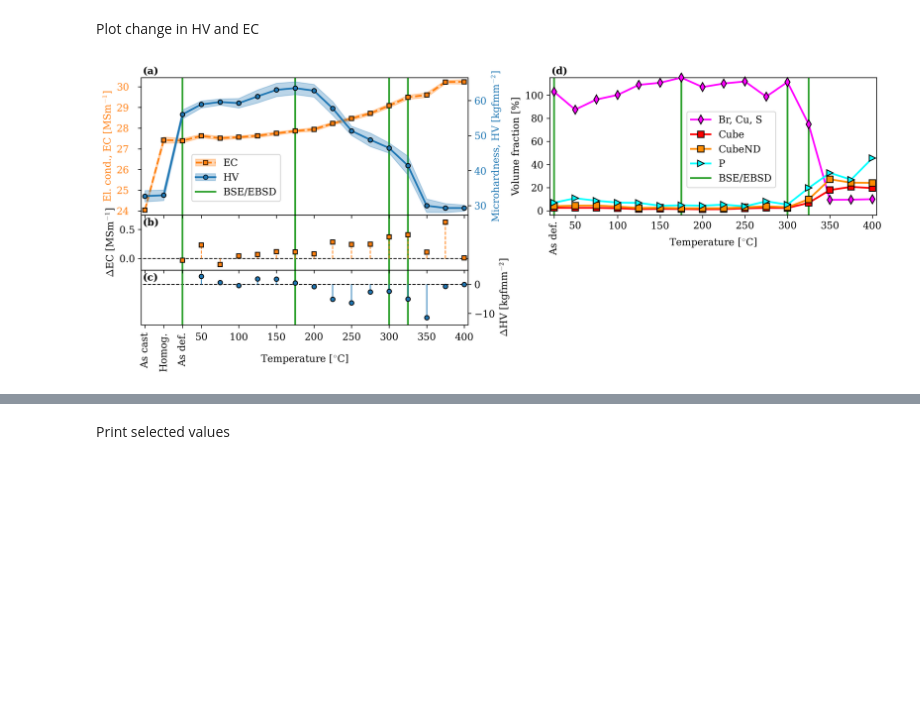
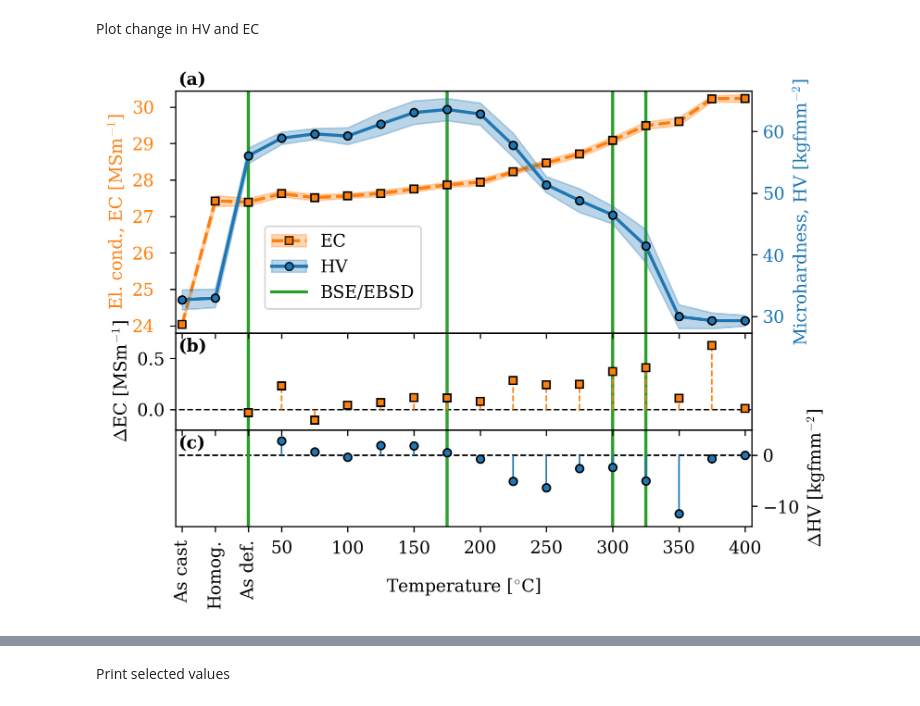
Before and after one commit to hakonanes/p-texture-al-mn-alloys, a Jupyter notebook: notebooks/figures_in_paper.ipynb, the cells around one changed output, grey strips where cells are left out. Cells and saved outputs as stored; diff of their text form; code cells hidden in the pictures; blank space fills up the shorter version.

```diff
--- a/notebooks/figures_in_paper.ipynb
+++ b/notebooks/figures_in_paper.ipynb
@@ -33,6 +33,10 @@ import scipy.stats as scs
 from mapregions import MapRegions
 
 
+# Matplotlib parameters
+bse_ebsd_kw = dict(color="C2", linestyle="-", zorder=0, lw=2)
+
+
 print("Run date: ", date.today())
 print("\nSoftware versions\n-----------------")
 for pkg in ["mapregions", "matplotlib", "numpy", "pandas", "pyexcel_ods3", "scipy"]:
@@ -125,10 +129,6 @@ texture = get_data_frame(data["Ark2"])[:-1]
 # %% [markdown]
 Plot change in HV and EC
 # %%
-line_kw = dict(lw=2)
-bse_ebsd_kw = dict(color="C2", linestyle="-", zorder=0)
-bse_ebsd_kw.update(line_kw)
-
 # EC/HV diff.
 ec_diff = np.insert(np.diff(ec.ec).astype(float), 0, np.nan)
 hv_diff = np.insert(np.diff(hv.hv).astype(float), 0, np.nan)
@@ -138,9 +138,8 @@ hv_diff[[1, 2]] = np.nan
 # Create figure with a grid
 fig = plt.figure(figsize=(23, 5))
 gs = fig.add_gridspec(3, 3, height_ratios=[2.5, 1, 1])
+plot_kw = dict(clip_on=False, zorder=3, markeredgecolor="k", lw=2)
 
-# (a) EC and HV
-# -------------
 ax2 = fig.add_subplot(gs[2, 0])
 ax0_ec = fig.add_subplot(gs[0, 0], sharex=ax2)
 ax1 = fig.add_subplot(gs[1, 0], sharex=ax2)
@@ -163,14 +162,14 @@ ec_std_lower = (ec.ec - 2*ec.ec_std).astype(float)
 
 # Plot EC
 ec_color = "C1"
-p1 = ax0_ec.plot(ec.index, ec.ec, "--s", color=ec_color, clip_on=False, zorder=3, markeredgecolor="k", **line_kw)
+p1 = ax0_ec.plot(ec.index, ec.ec, "--s", color=ec_color, **plot_kw)
 p2 = ax0_ec.fill_between(x=ec.index, y1=ec_std_upper, y2=ec_std_lower, color=ec_color, alpha=0.3)
 ax0_ec.set_ylabel("El. cond., EC [MSm$^{-1}$]", color=ec_color)
 
 # Plot HV
 hv_color = "C0"
 ax0_hv = ax0_ec.twinx()
-p3 = ax0_hv.plot(hv.index, hv.hv, "-o", color=hv_color, clip_on=False, markeredgecolor="k", **line_kw)
+p3 = ax0_hv.plot(hv.index, hv.hv, "-o", color=hv_color, **plot_kw)
 p4 = ax0_hv.fill_between(x=hv.index, y1=hv_std_upper, y2=hv_std_lower, color=hv_color, alpha=0.3)
 p5 = ax0_hv.plot(np.nan, "--o", color=hv_color)
 ax0_hv.set_ylabel("Microhardness, HV [kgfmm$^{-2}$]", color=hv_color)
@@ -227,92 +226,32 @@ for label, tick, rot, align in zip(
 # Move HV difference y ticks to the right
 ax2.yaxis.tick_right()
 ax2.yaxis.set_label_position("right")
 
 # Conditions studied by BSE/EBSD
 for condition in [2, 8, 13, 14]:
     p5 = ax0_ec.axvline(condition, **bse_ebsd_kw)
     ax1.axvline(condition, **bse_ebsd_kw)
     ax2.axvline(condition, **bse_ebsd_kw)
 
 # Subfigure labels
 ax0_ec.text(0.005, 1.01, "(a)", transform=ax0_ec.transAxes, **title_kw)
 ax1.text(0.005, 0.95, "(b)", transform=ax1.transAxes, ha="left", va="top", fontweight="bold")
 ax2.text(0.005, 0.95, "(c)", transform=ax2.transAxes, ha="left", va="top", fontweight="bold")
 
 # EC/HV x axis labels
 ax2.set_xlabel("Temperature [$^{\circ}$C]", labelpad=-20)
 ax2.set_xticks(xtick_loc0)
 ax2.set_xticklabels(xtick_labels0);
 
 # Legend
 ax0_ec.legend(
     [(p1[0], p2), (p3[0], p4), p5],
     ["EC", "HV", "BSE/EBSD"],
     loc=(0.155, 0.1),
 )
 
-# (b) Texture volume fractions
-# ----------------------------
-ax3 = fig.add_subplot(gs[0, 1])
-
-# Tick properties
-xtick_loc1 = np.array([0, 1, 3, 5, 7, 9, 11, 13, 15])
-xtick_numbered_n = (len(xtick_loc1) - 2)
-xtick_labels1 = [
-    "As def.",
-    "50", "100", "150", "200", "250", "300", "350", "400",
-]
-xtick_rotations = [90] + ["horizontal"] * (xtick_numbered_n + 1)
-
-# Texture component descriptions
-names = ["Br, Cu, S", "Cube", "CubeND", "P"]
-marker_kwds = dict(markersize=7, markeredgecolor="k")
-
-for data, name in zip([texture.deform, texture.cube, texture.cubend, texture.p], names):
-    ax3.plot(
-        texture.index,
-        data,
-        f"{comp_markers[name]}-",
-        color=comp_colors[name],
-        label=name,
-        zorder=3,
-        clip_on=False,
-        **marker_kwds,
-        **line_kw,
-    )
-
-# Y limits
-m_values = [texture.p.values, texture.cube.values, texture.cubend.values, texture.deform.values]
-y_lim = [np.nanmin(m_values) - 5, np.nanmax(m_values)]
-ax3.set_ylim(y_lim)
-
-ax3.set_xlabel("Temperature [$^{\circ}$C]", labelpad=-20)
-ax3.set_ylabel("Volume fraction [%]")
-
-# Tick parameters
-ax3.set_xlim([texture.index.start - 0.2, texture.index.stop - 0.8])
-ax3.set_xticks(xtick_loc1)
-ax3.set_xticklabels(xtick_labels1)
-for label, rot in zip(ax3.get_xmajorticklabels(), xtick_rotations):
-    label.set_rotation(rot)
-
-# Conditions studied by BSE/EBSD
-conditions = [0, 6, 11, 12]
-for condition in conditions:
-    if condition == conditions[-1]:
-        label = "BSE/EBSD"
-    else:
-        label=None
-    ax3.axvline(condition, label=label, **bse_ebsd_kw)
-
-# Legend
-ax3.legend(loc=(0.42, 0.2))
-
-# Subfigure label
-ax3.text(0.005, 1.01, "(d)", transform=ax3.transAxes, **title_kw)
-
 # Save figure
 fig.subplots_adjust(wspace=0.25, hspace=0)
-fig.savefig(os.path.join(dir_article, "rx_kinetics/ec_hv_volume_fractions.pdf"), **savefig_kw)
+fig.savefig(os.path.join(dir_article, "rx_kinetics/ec_hv.pdf"), **savefig_kw)
 # %% [output]
-[figure, old version]
+[figure, new version]
```
Also changed, not shown: parts of 12 cells of this notebook.
